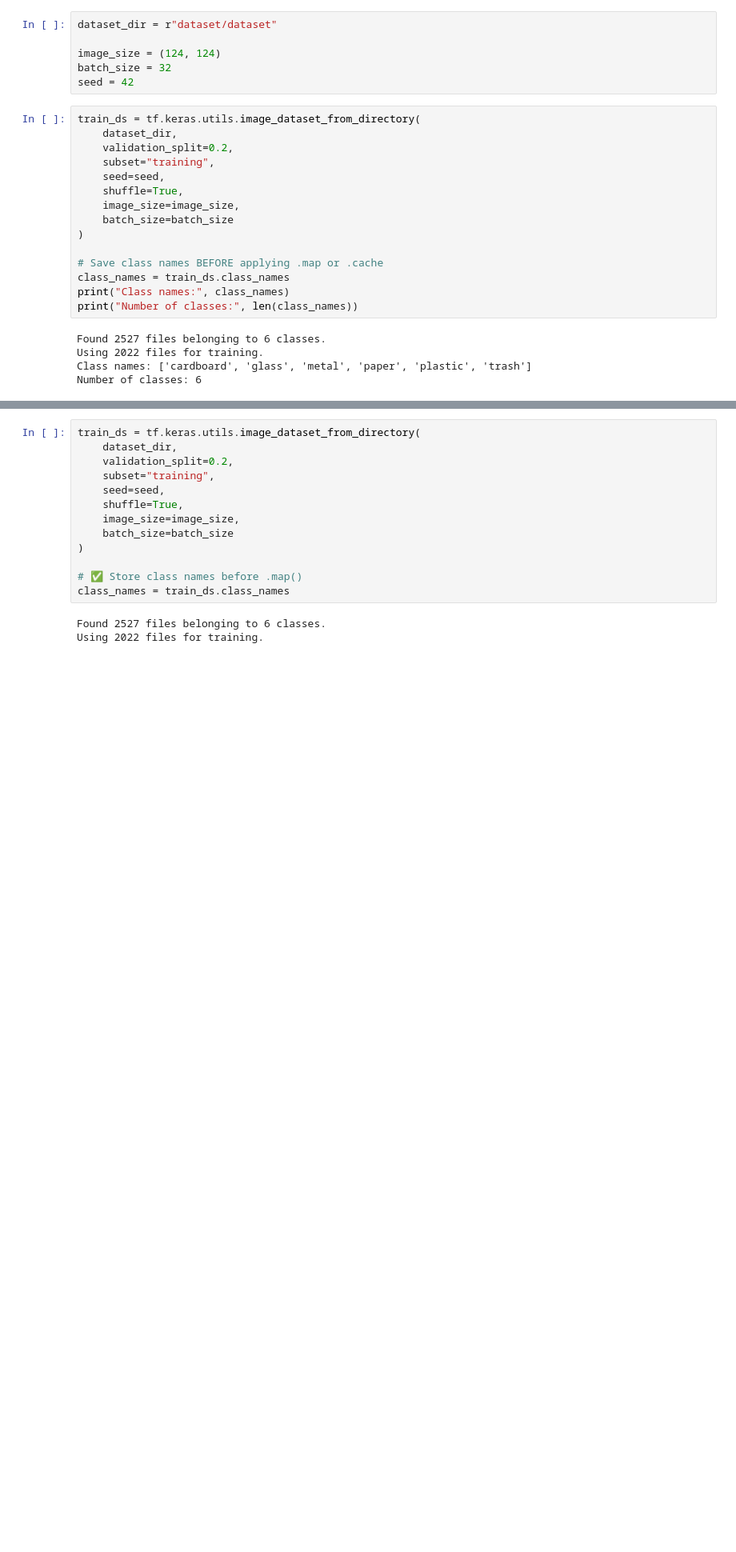
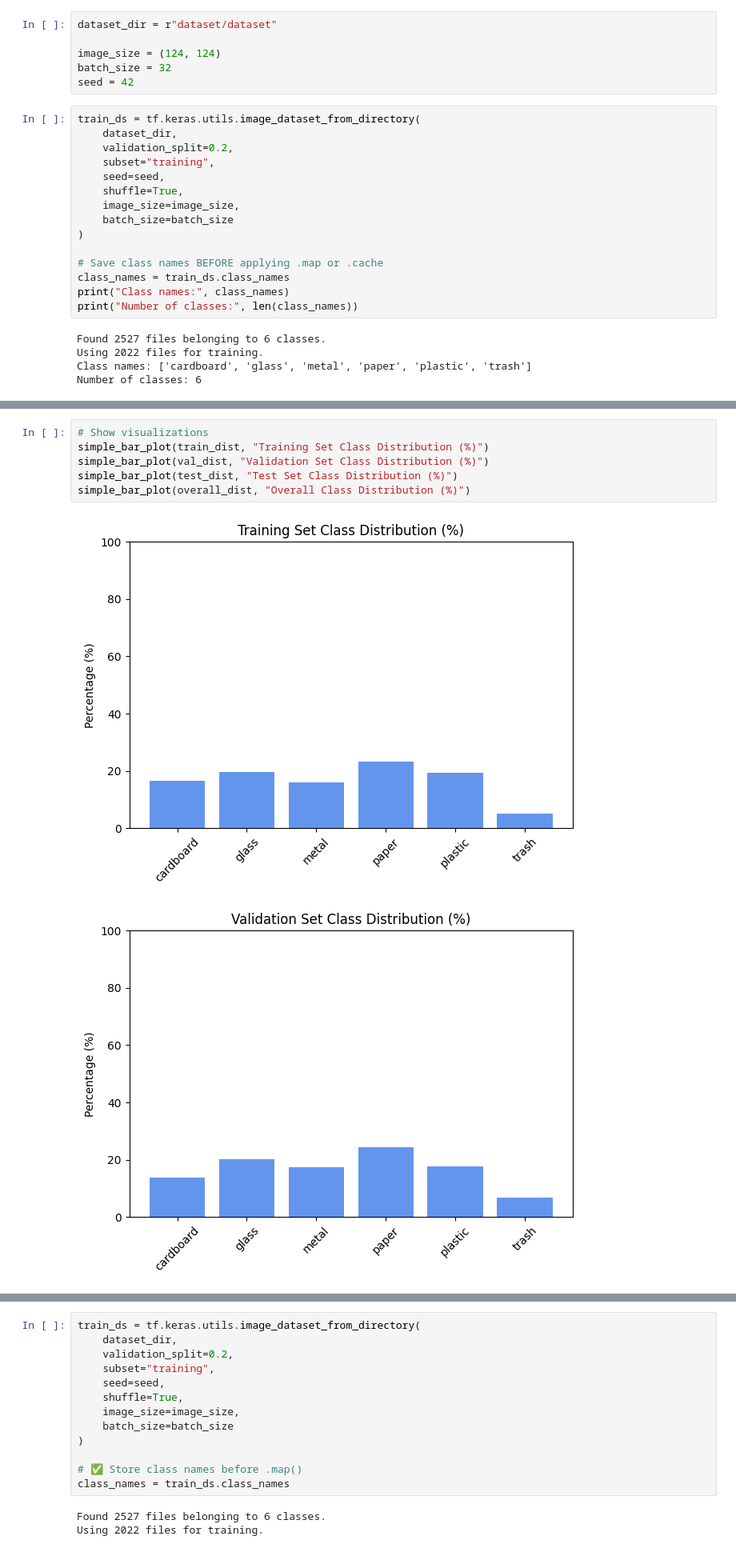
Before and after one commit to Snehasucharitha/GARBAGE-CLASSIFICATION, a Jupyter notebook: GARBAGE-CLASSIFICATION-SOURCE_CODE.ipynb, the cells around one changed output, grey strips where cells are left out. Shown at 80% size. Cells and saved outputs as stored; diff of their text form; blank space fills up the shorter version.

```diff
--- a/GARBAGE-CLASSIFICATION-SOURCE_CODE.ipynb
+++ b/GARBAGE-CLASSIFICATION-SOURCE_CODE.ipynb
@@ -63,0 +70,9 @@ print(len(class_names))
+# %%
+# Show visualizations
+simple_bar_plot(train_dist, "Training Set Class Distribution (%)")
+simple_bar_plot(val_dist, "Validation Set Class Distribution (%)")
+simple_bar_plot(test_dist, "Test Set Class Distribution (%)")
+simple_bar_plot(overall_dist, "Overall Class Distribution (%)")
+# %% [output]
+[figure, added]
+[figure, added]
```
Also changed, not shown: parts of 21 cells of this notebook.
